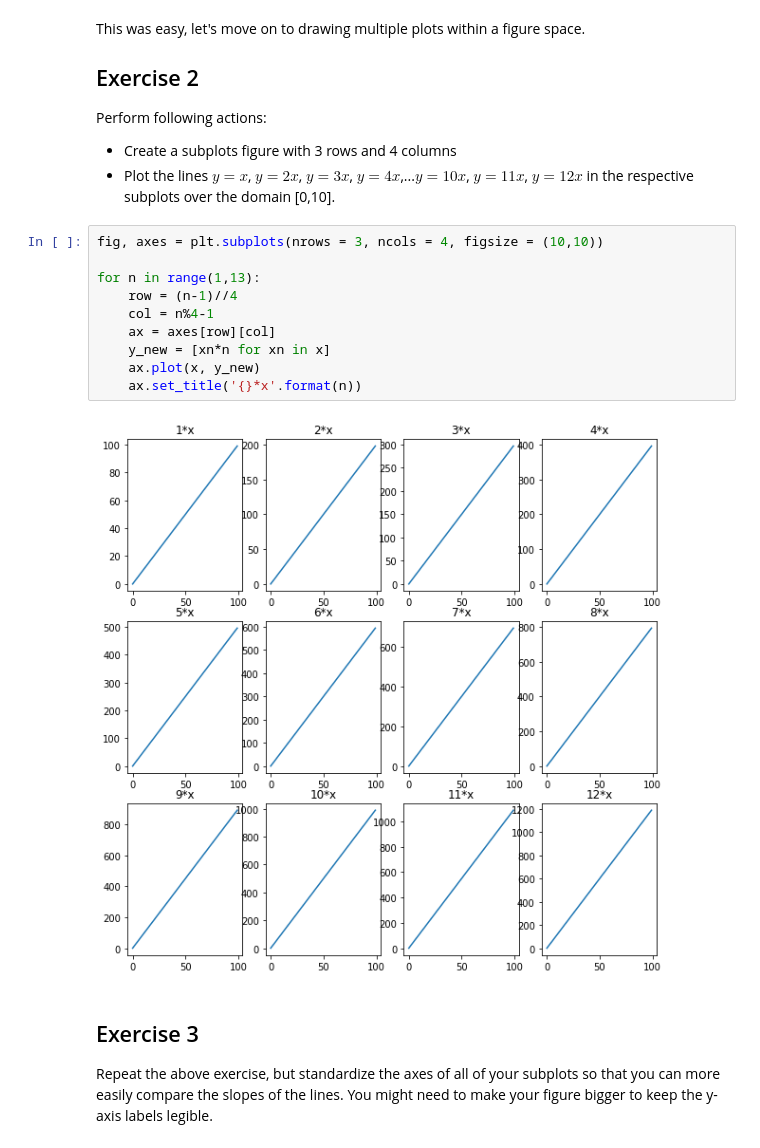
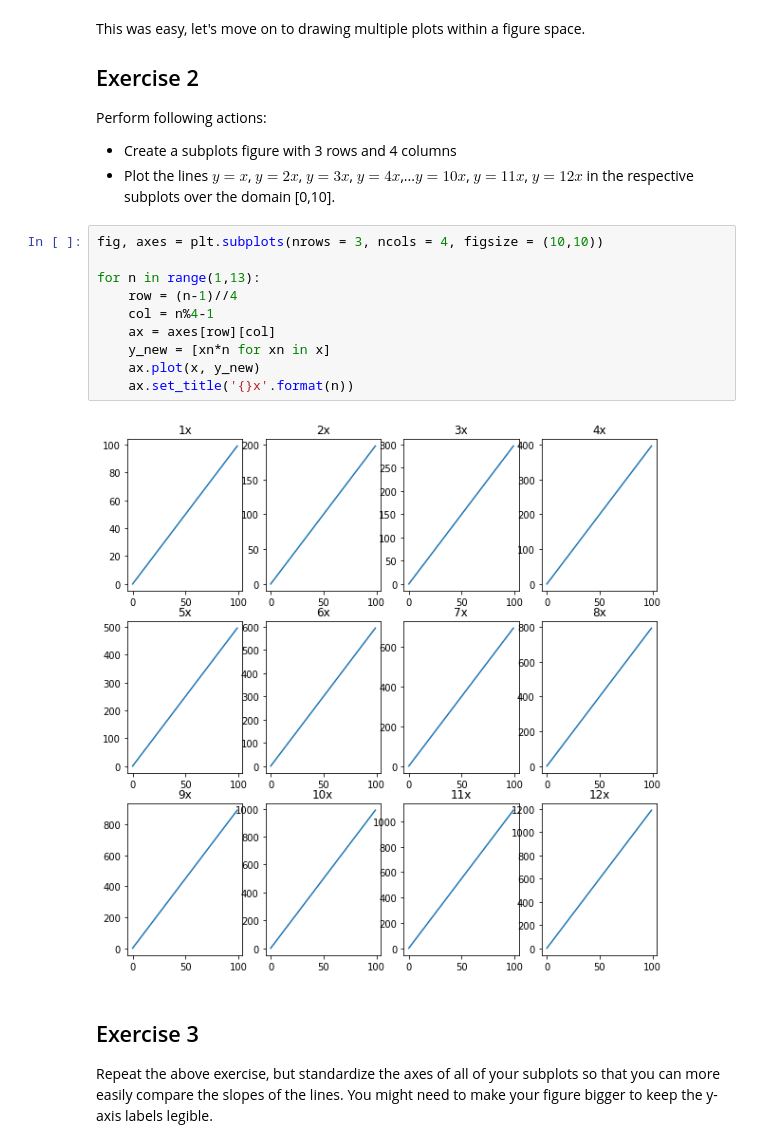
Before and after one commit to Mcllstr/dsc-more-practice-with-matplotlib-lab-dc-ds-060319, a Jupyter notebook: index.ipynb, the cells around one changed output. Drawn from its saved outputs; the diff is of its cells as text.

```diff
--- a/index.ipynb
+++ b/index.ipynb
@@ -81,15 +81,15 @@ Perform following actions:
 # %%
 fig, axes = plt.subplots(nrows = 3, ncols = 4, figsize = (10,10))
 
 for n in range(1,13):
     row = (n-1)//4
     col = n%4-1
     ax = axes[row][col]
     y_new = [xn*n for xn in x]
     ax.plot(x, y_new)
-    ax.set_title('{}*x'.format(n))
+    ax.set_title('{}x'.format(n))
 # %% [output]
-[figure, old version]
+[figure, new version]
 # %% [markdown]
 ## Exercise 3
 
```
